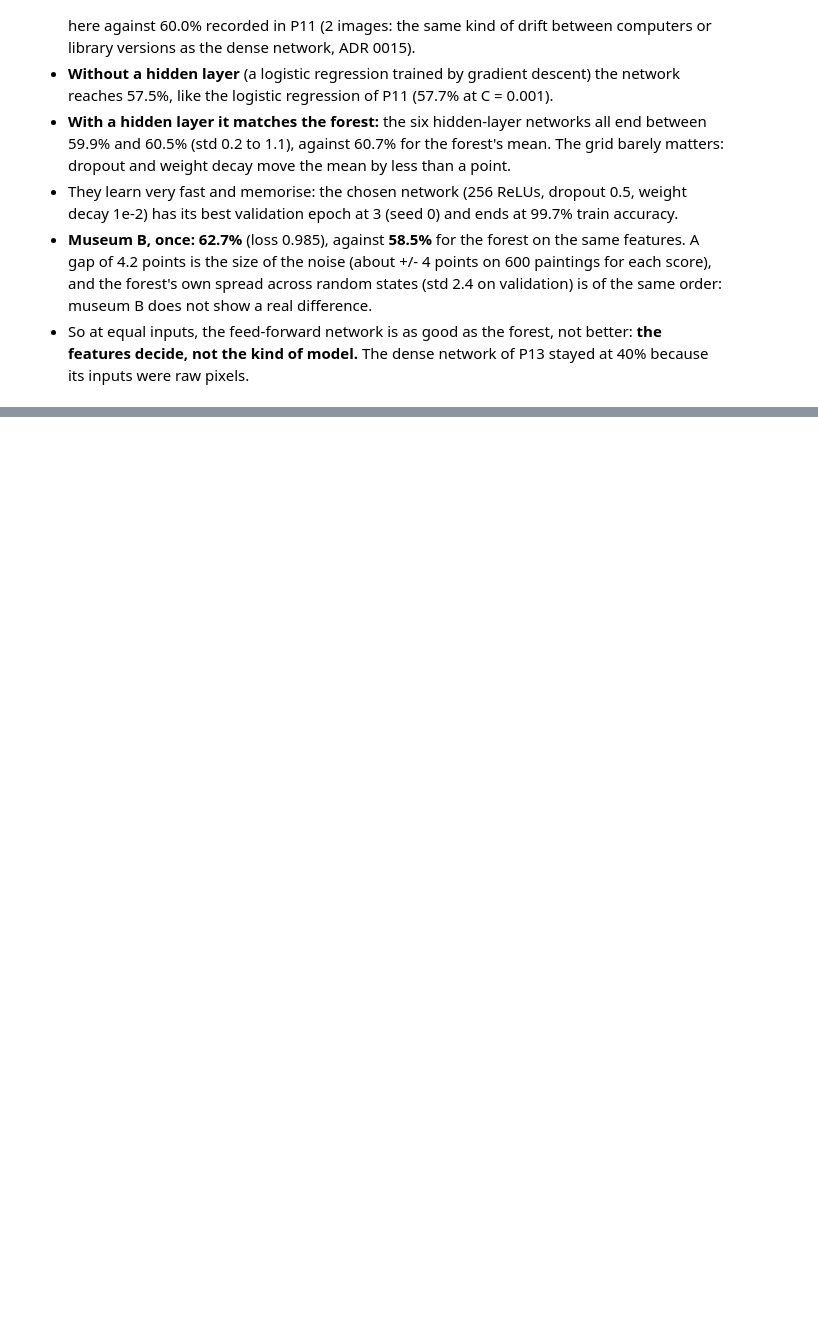
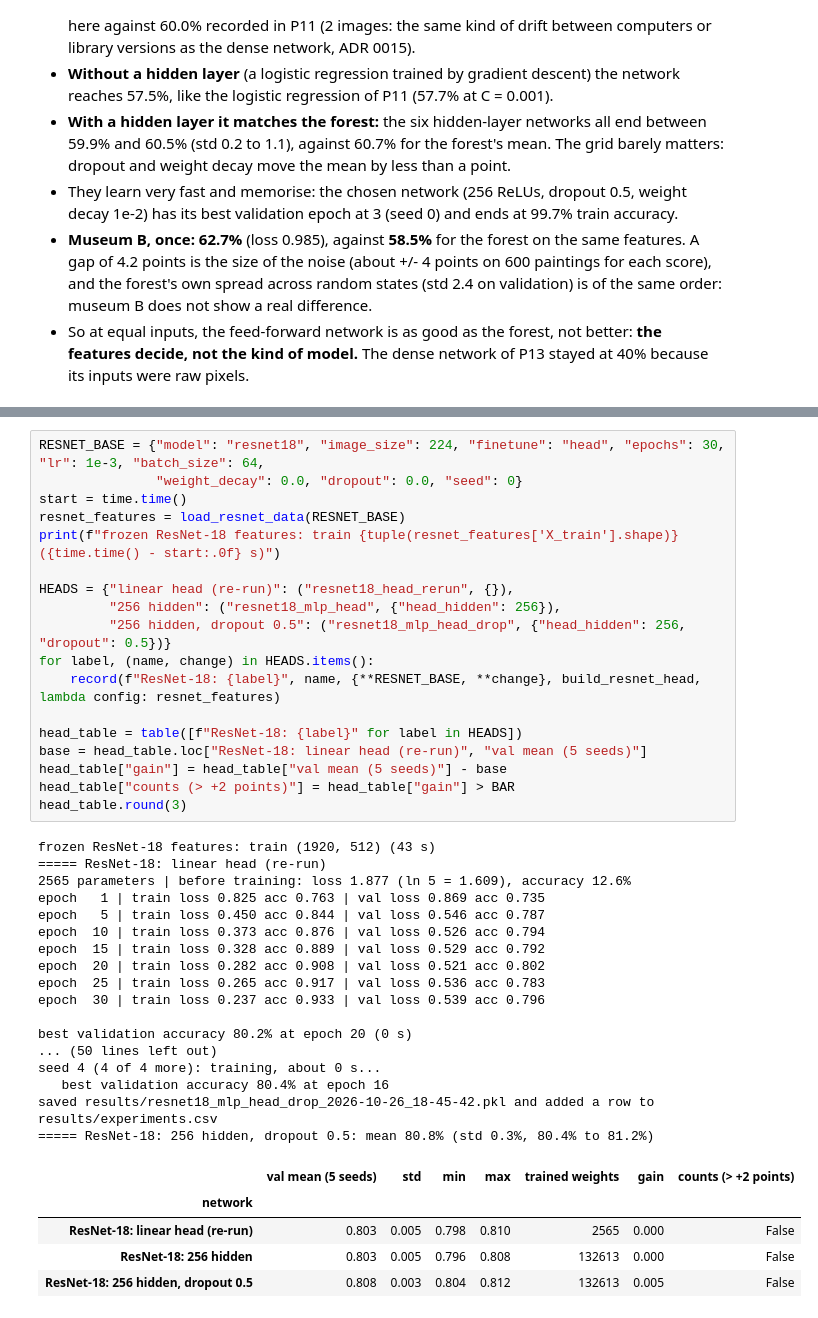
Before and after one commit to Xenodion/deep-learning-project-waerniers-lamy, a Jupyter notebook: src/deep_learning_project_waerniers_lamy_mahieddine/vision/P14_feedforward_heads.ipynb, the cells around one changed output, grey strips where cells are left out. Saved outputs shown, nothing was run; the diff lists cells and outputs as text; blank space fills up the shorter version.

```diff
--- a/src/deep_learning_project_waerniers_lamy_mahieddine/vision/P14_feedforward_heads.ipynb
+++ b/src/deep_learning_project_waerniers_lamy_mahieddine/vision/P14_feedforward_heads.ipynb
@@ -150,0 +156,41 @@ museum B: feed-forward network on the handcrafted features 62.7% (loss 0.985) |
+# %%
+RESNET_BASE = {"model": "resnet18", "image_size": 224, "finetune": "head", "epochs": 30, "lr": 1e-3, "batch_size": 64,
+               "weight_decay": 0.0, "dropout": 0.0, "seed": 0}
+start = time.time()
+resnet_features = load_resnet_data(RESNET_BASE)
+print(f"frozen ResNet-18 features: train {tuple(resnet_features['X_train'].shape)} ({time.time() - start:.0f} s)")
+
+HEADS = {"linear head (re-run)": ("resnet18_head_rerun", {}),
+         "256 hidden": ("resnet18_mlp_head", {"head_hidden": 256}),
+         "256 hidden, dropout 0.5": ("resnet18_mlp_head_drop", {"head_hidden": 256, "dropout": 0.5})}
+for label, (name, change) in HEADS.items():
+    record(f"ResNet-18: {label}", name, {**RESNET_BASE, **change}, build_resnet_head, lambda config: resnet_features)
+
+head_table = table([f"ResNet-18: {label}" for label in HEADS])
+base = head_table.loc["ResNet-18: linear head (re-run)", "val mean (5 seeds)"]
+head_table["gain"] = head_table["val mean (5 seeds)"] - base
+head_table["counts (> +2 points)"] = head_table["gain"] > BAR
+head_table.round(3)
+# %% [output]
+frozen ResNet-18 features: train (1920, 512) (43 s)
+===== ResNet-18: linear head (re-run)
+2565 parameters | before training: loss 1.877 (ln 5 = 1.609), accuracy 12.6%
+epoch   1 | train loss 0.825 acc 0.763 | val loss 0.869 acc 0.735
+epoch   5 | train loss 0.450 acc 0.844 | val loss 0.546 acc 0.787
+epoch  10 | train loss 0.373 acc 0.876 | val loss 0.526 acc 0.794
+epoch  15 | train loss 0.328 acc 0.889 | val loss 0.529 acc 0.792
+epoch  20 | train loss 0.282 acc 0.908 | val loss 0.521 acc 0.802
+epoch  25 | train loss 0.265 acc 0.917 | val loss 0.536 acc 0.783
+epoch  30 | train loss 0.237 acc 0.933 | val loss 0.539 acc 0.796
+
+best validation accuracy 80.2% at epoch 20 (0 s)
+... (50 lines left out)
+seed 4 (4 of 4 more): training, about 0 s...
+   best validation accuracy 80.4% at epoch 16
+saved results/resnet18_mlp_head_drop_2026-10-26_18-45-42.pkl and added a row to results/experiments.csv
+===== ResNet-18: 256 hidden, dropout 0.5: mean 80.8% (std 0.3%, 80.4% to 81.2%)
+|  | val mean (5 seeds) | std | min | max | trained weights | gain | counts (> +2 points) |
+| network |  |  |  |  |  |  |  |
+| ResNet-18: linear head (re-run) | 0.803 | 0.005 | 0.798 | 0.810 | 2565 | 0.000 | False |
+| ResNet-18: 256 hidden | 0.803 | 0.005 | 0.796 | 0.808 | 132613 | 0.000 | False |
+| ResNet-18: 256 hidden, dropout 0.5 | 0.808 | 0.003 | 0.804 | 0.812 | 132613 | 0.005 | False |
```
Also changed, not shown: parts of 5 cells of this notebook, 4 other files.
